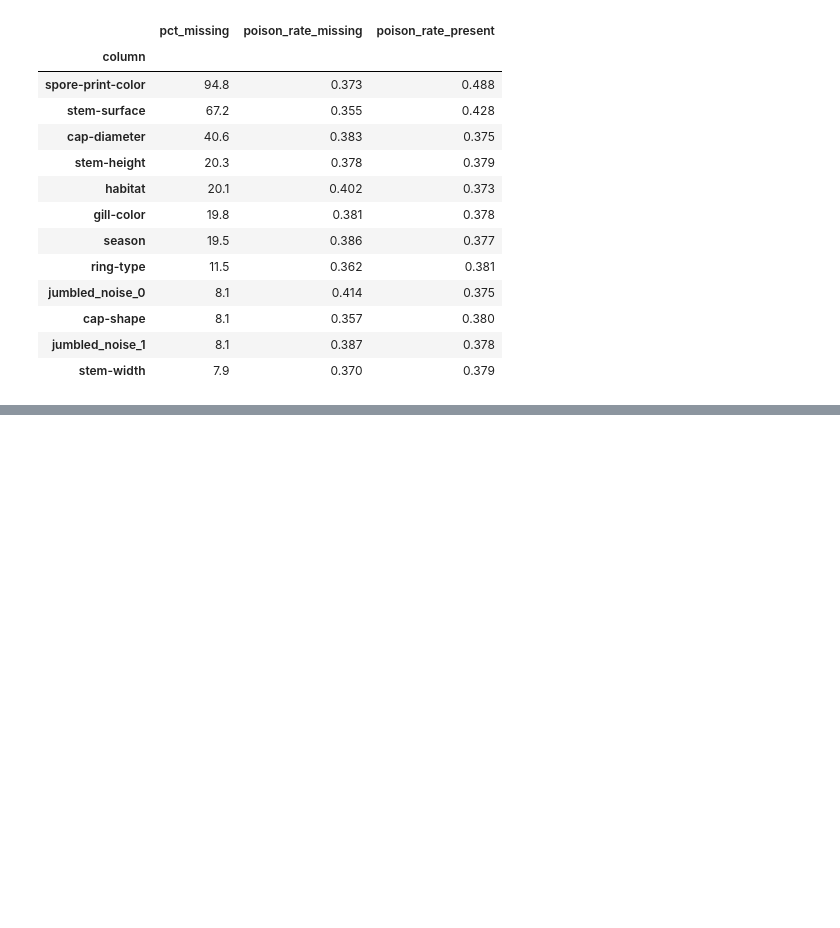
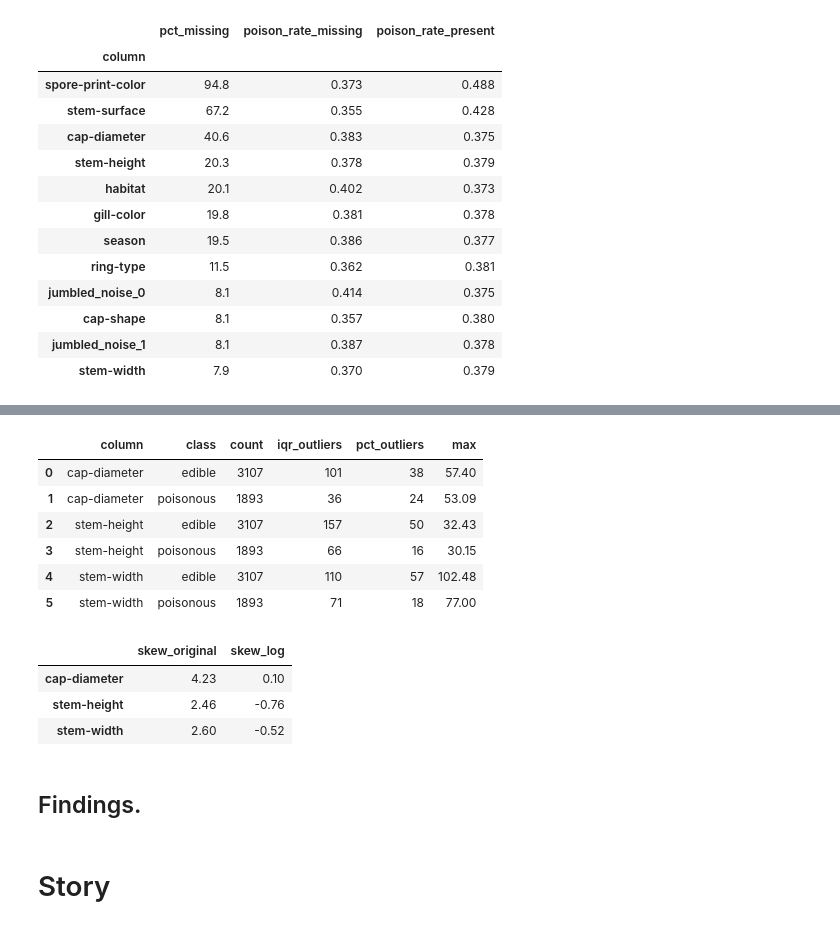
Before and after one commit to WillemSterckx/Skooma-Cats, a Jupyter notebook: Mushroom/1MushroomScrape.ipynb, the cells around one changed output, grey strips where cells are left out. Saved outputs shown, nothing was run; the diff lists cells and outputs as text; code cells hidden in the pictures; blank space fills up the shorter version.

Commit message:
Port MOu_b changes onto original main
Co-authored-by: Copilot <223556219+Copilot@users.noreply.github.com>

```diff
--- a/Mushroom/1MushroomScrape.ipynb
+++ b/Mushroom/1MushroomScrape.ipynb
@@ -622,0 +241,45 @@ So the story is not "these features make a mushroom poisonous". It's that the in
+# %%
+# outlier vs percentile
+def iqr_outliers(s):
+    q1, q3 = s.quantile([0.25, 0.75])
+    iqr = q3 - q1
+    return ((s < q1 - 1.5 * iqr) | (s > q3 + 1.5 * iqr)).sum()
+
+def percentile_outliers(s):
+    low, high = s.quantile([0.01, 0.99])
+    return ((s < low) | (s > high)).sum()
+
+# one row per column and class; quantiles are computed per class here
+outliers = pd.DataFrame([
+    {
+        'column': col,
+        'class': name,
+        'count': mask_rows.sum(),
+        'iqr_outliers': iqr_outliers(df.loc[mask_rows, col].dropna()),
+        'pct_outliers': percentile_outliers(df.loc[mask_rows, col].dropna()),
+        'max': df.loc[mask_rows, col].max(),
+    }
+    for col in cols
+    for name, mask_rows in [('edible', edible), ('poisonous', poisonous)]
+])
+outliers
+# %% [output]
+|  | column | class | count | iqr_outliers | pct_outliers | max |
+| 0 | cap-diameter | edible | 3107 | 101 | 38 | 57.40 |
+| 1 | cap-diameter | poisonous | 1893 | 36 | 24 | 53.09 |
+| 2 | stem-height | edible | 3107 | 157 | 50 | 32.43 |
+| 3 | stem-height | poisonous | 1893 | 66 | 16 | 30.15 |
+| 4 | stem-width | edible | 3107 | 110 | 57 | 102.48 |
+| 5 | stem-width | poisonous | 1893 | 71 | 18 | 77.00 |
+# %%
+import numpy as np
+
+pd.DataFrame({
+    'skew_original': [df[col].skew() for col in cols],
+    'skew_log': [np.log1p(df[col]).skew() for col in cols],
+}, index=cols).round(2)
+# %% [output]
+|  | skew_original | skew_log |
+| cap-diameter | 4.23 | 0.10 |
+| stem-height | 2.46 | -0.76 |
+| stem-width | 2.60 | -0.52 |
@@ -622,0 +290,4 @@ So the story is not "these features make a mushroom poisonous". It's that the in
+# %% [markdown]
+## Findings.
+# %% [markdown]
+# Story
```
Also changed, not shown: parts of 64 cells of this notebook, 49 other files.
